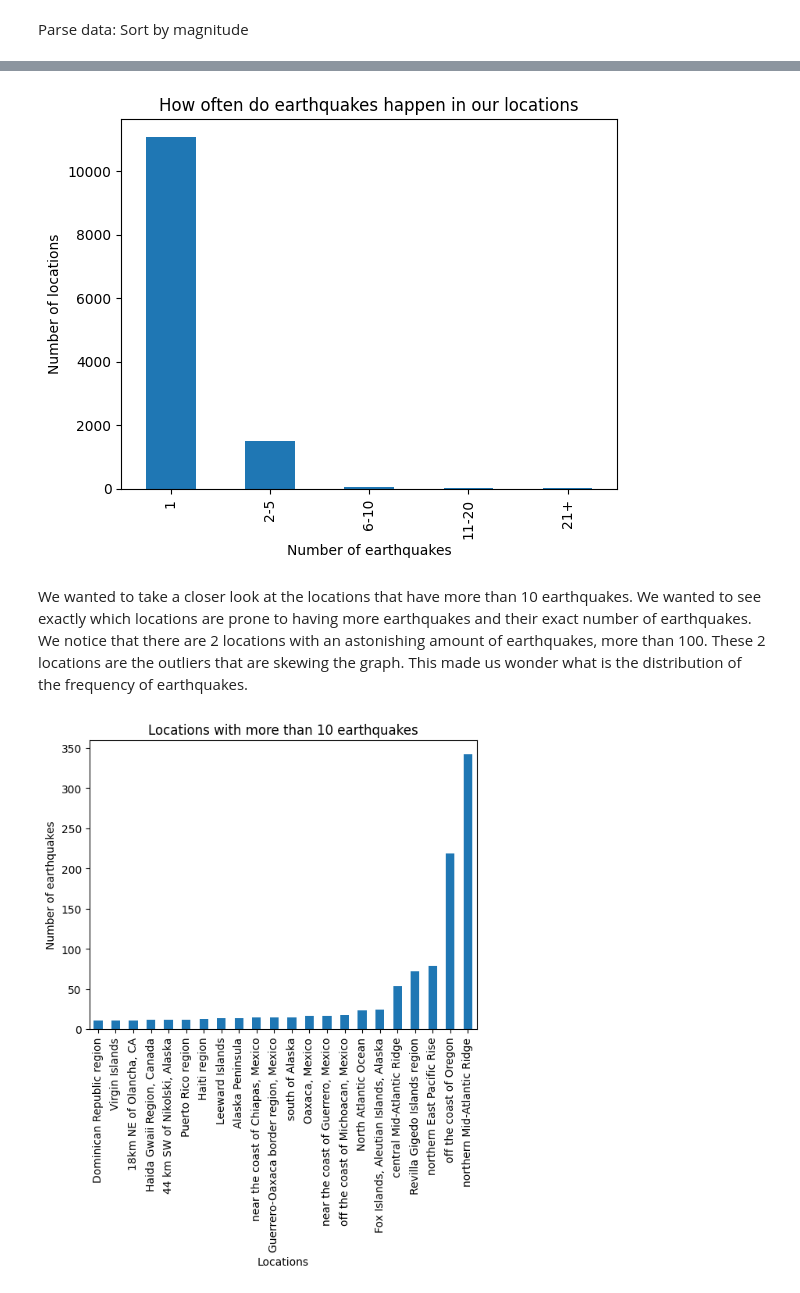
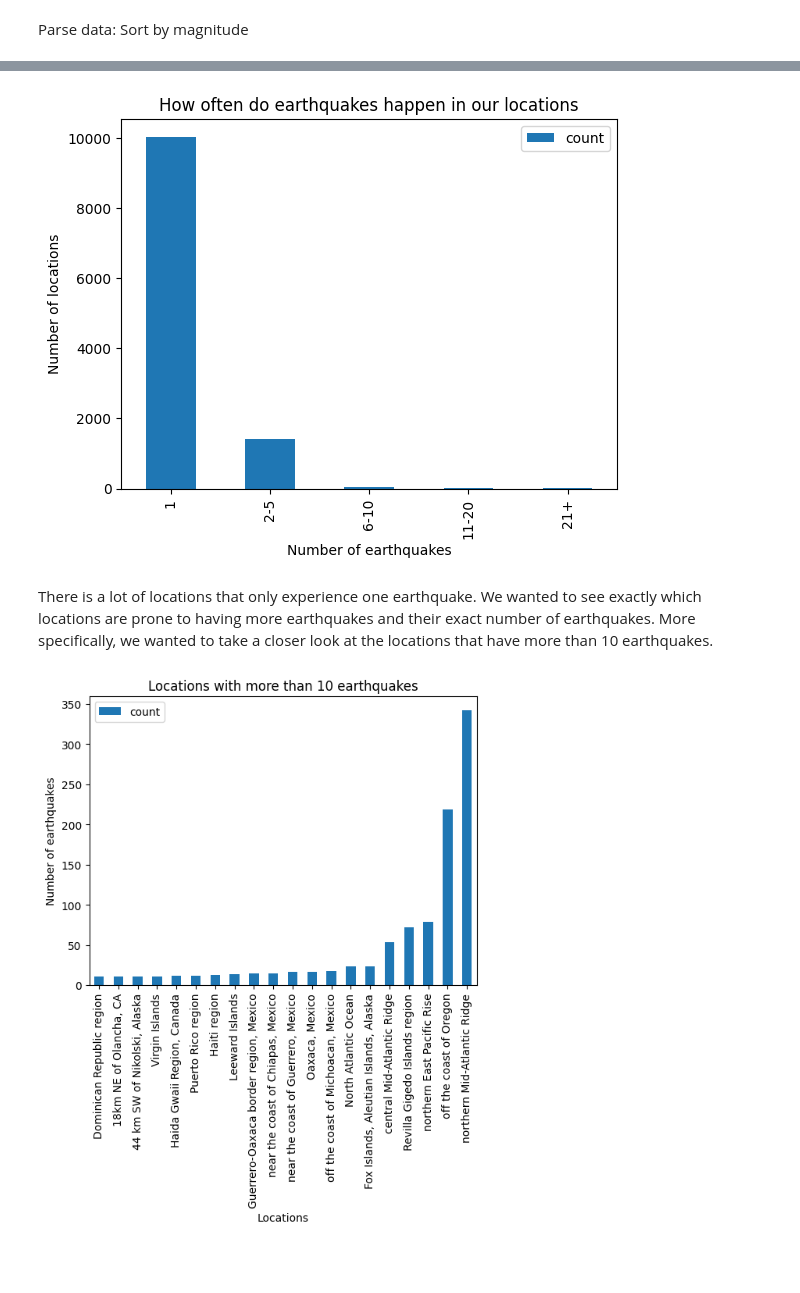
Before and after one commit to NatalieFig/cmsc320finalproj, a Jupyter notebook: CMSC320_Final_Project.ipynb, the cells around one changed output, grey strips where cells are left out. Saved outputs shown, nothing was run; the diff lists cells and outputs as text; code cells hidden in the pictures; blank space fills up the shorter version.

```diff
--- a/CMSC320_Final_Project.ipynb
+++ b/CMSC320_Final_Project.ipynb
@@ -73,8 +99,8 @@ Parse data: Sort by magnitude
 earthquakes_df = earthquakes_df.sort_values(by=['mag'], ascending=False).reset_index(drop='True')
 
 #this line below is to check if there was mag error, there is, maybe we could use it
-#earthquakes_df = earthquakes_df.dropna(subset=['magError'])
-
+#earthquakes_df = earthquakes_df.dropna(subset=['magError', "depthError", "horizontalError"])
+earthquakes_df = earthquakes_df.dropna(subset=['gap'])
 #date only column, in datetime (remove .dt.date to get full date and time in datetime format)
 date = pd.to_datetime(earthquakes_df['time']).dt.date
 earthquakes_df.insert(0, 'date', date)
@@ -136,18 +121,0 @@ We can see a huge spikes of earthquakes in 2008, 2010, and 2013. But we are goin
-# %%
-earthquakes_df['date'] = pd.to_datetime(earthquakes_df['date'])
-earthquakes_df['year'] = earthquakes_df['date'].dt.year
-earthquakes_year = earthquakes_df.groupby(earthquakes_df['year'])
-year = earthquakes_year.get_group(2010)
-year['date'].value_counts().sort_index().plot()
-plt.xlabel("Date")
-plt.ylabel("Earthquakes Occured")
-plt.title("Earthquakes occured on each day recorded by USGS center in 2010")
-plt.show()
-
-#then find magnitude v depth
-rvalue2010 = year['depth'].corr(year['mag'])
-print(f"Pearson r value for 2010 for depth and mag is: {rvalue2010}")
-plt.figure(figsize=(8, 10))
-plt.scatter(year['mag'], year['depth'])
-plt.title("Earthquake Magnitude v. Depth in 2010")
-plt.show()
@@ -162,5 +132,6 @@ To better visualize the correlation between how often the earthquakes happen and
 # %%
 place_types = earthquakes_df['place'].value_counts()
+#print(place_types.count())
 
 bins = [0,1, 5, 10, 20, float('inf')]
 labels = ['1','2-5','6-10', '11-20', '21+']
@@ -172,21 +143,23 @@ binned_occurences.plot(kind='bar')
 plt.title('How often do earthquakes happen in our locations')
 plt.xlabel('Number of earthquakes')
 plt.ylabel('Number of locations')
+plt.legend()
 
 plt.show()
 # %% [output]
-[figure, old version]
+[figure, new version]
-# %% [markdown]
-We wanted to take a closer look at the locations that have more than 10 earthquakes. We wanted to see exactly which locations are prone to having more earthquakes and their exact number of earthquakes. We notice that there are 2 locations with an astonishing amount of earthquakes, more than 100. These 2 locations are the outliers that are skewing the graph. This made us wonder what is the distribution of the frequency of earthquakes.
+# %% [markdown]
+There is a lot of locations that only experience one earthquake. We wanted to see exactly which locations are prone to having more earthquakes and their exact number of earthquakes. More specifically, we wanted to take a closer look at the locations that have more than 10 earthquakes.
 # %%
-place_types_more_than_50_occurences = place_types[place_types > 10]
+place_types_more_than_10_occurences = place_types[place_types > 10]
 
-place_types_more_than_50_occurences.sort_values().plot(kind='bar')
+place_types_more_than_10_occurences.sort_values().plot(kind='bar')
 
 plt.title("Locations with more than 10 earthquakes")
 plt.ylabel('Number of earthquakes')
 plt.xlabel('Locations')
+plt.legend()
 plt.show()
 # %% [output]
-[figure, old version]
+[figure, new version]
 # %% [markdown]
```
Also changed, not shown: parts of 61 cells of this notebook.
